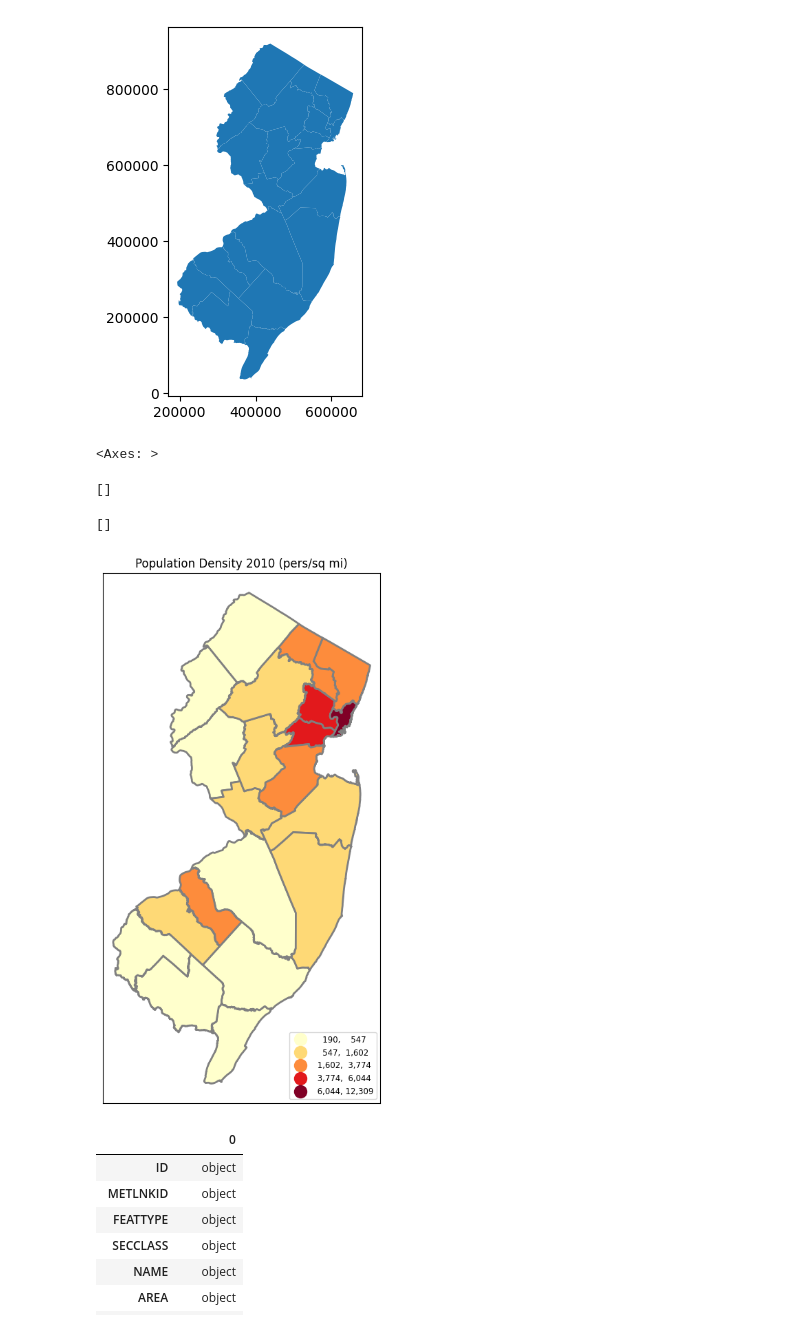
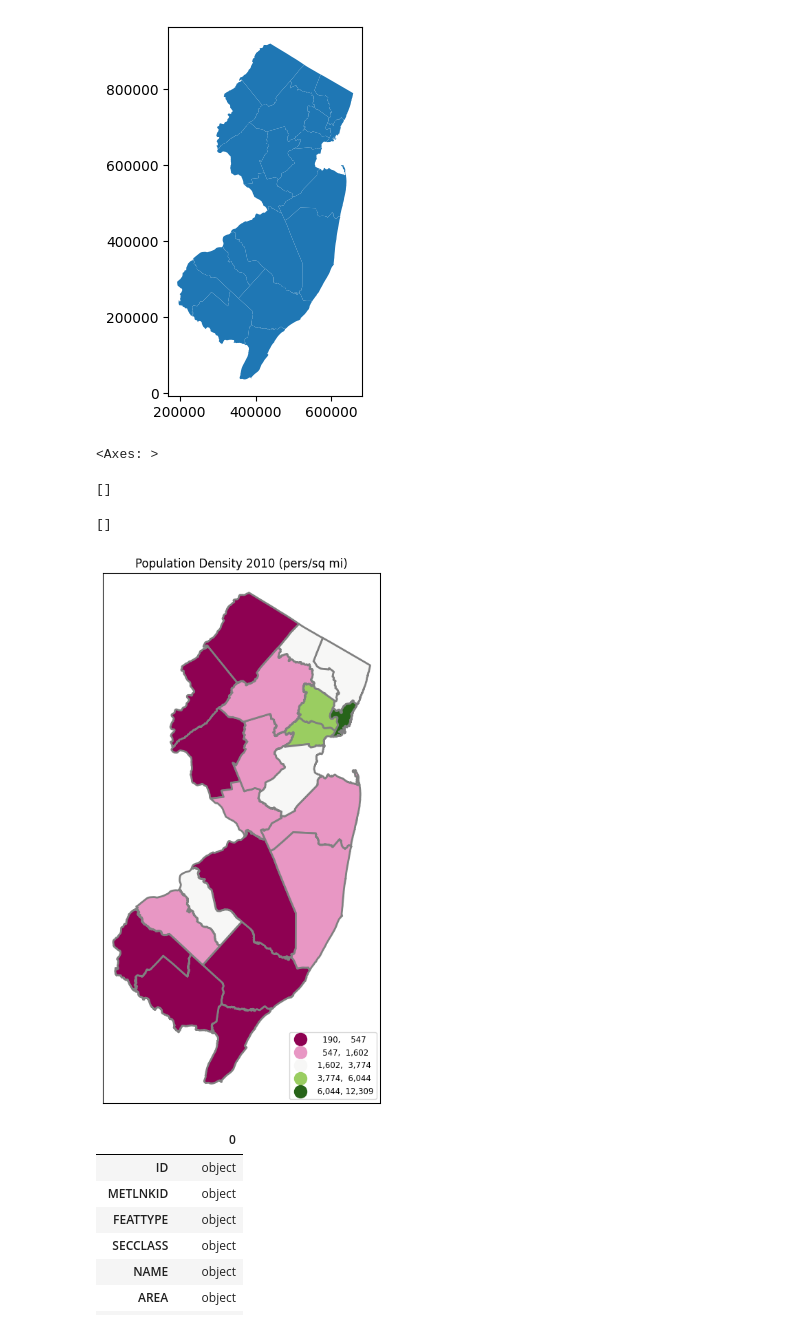
Before and after one commit to Kristina-RUC/datamana, a Jupyter notebook: map.ipynb, the cells around one changed output. Cells and saved outputs as stored; diff of their text form; code cells hidden in the pictures.

```diff
--- a/map.ipynb
+++ b/map.ipynb
@@ -183,30 +199,32 @@ njC.plot() #yay love the shape
 # %%
 #THIS IS THE KEY CODE: keep it in mind, come back to it, use it, understand it
 #may put lots of comments here too
 #first thematic map! lets unpack options esp fmt for dec pts; more later sec 'bells and whistles'
-fig, ax = plt.subplots(1, figsize=(6,10))
-njC.plot(ax=ax,column='POPDEN2010',legend=True,cmap='YlOrRd',scheme='natural_breaks',k=5,
+fig, ax = plt.subplots(1, figsize=(6,10)) #this is how big the plot will be
+njC.plot(ax=ax,column='POPDEN2010',legend=True,cmap='PiYG',scheme='natural_breaks',k=5,
          edgecolor='grey',linewidth=2,legend_kwds= {"fmt": "{:,.0f}",
         'loc':'lower right','title_fontsize':'medium','fontsize':'small','markerscale':1.4}) #
+#NjC0 is the file we made and then we dropped the unneeded variables to make Njc
+#cmap indicated the color
 #leg1 = ax.get_legend()
 #leg1.set_title('''Population Density #this is legend title; useful!
 #2010 (pers/sq mi)''')
 ax.title.set_text("Population Density 2010 (pers/sq mi)")
 ax.set_xticks([]) #kills xticks
 ax.set_yticks([]) #kills xticks
 
 ax.margins(0.04) #super useful options to make map bigger in canvas; always make it as big as possible!
 #ax.axis('off')
 #plt.savefig('fig.pdf',bbox_inches='tight') #,pad_inches=0.1, dpi=200, transparent=True #eps, jpeg, jpg, pdf, pgf, png, ps, raw, rgba, svg, svgz, tif, tiff
 #files.download('fig.pdf') #note can also right click fig and save image as
 
 #btw for afficcionados, yes can further adjust the legend:
 #https://stackoverflow.com/questions/52503899/format-round-numerical-legend-label-in-geopandas
 # %% [output]
 <Axes: >
 []
 []
-[figure, old version]
+[figure, new version]
 # %%
 # we can overlay layers; lets get nj uni shapefile on it
 !wget -q -O col.zip  https://github.com/theaok/data/raw/refs/heads/main/hsip_colleges.zip
```
Also changed, not shown: parts of 5 cells of this notebook.
